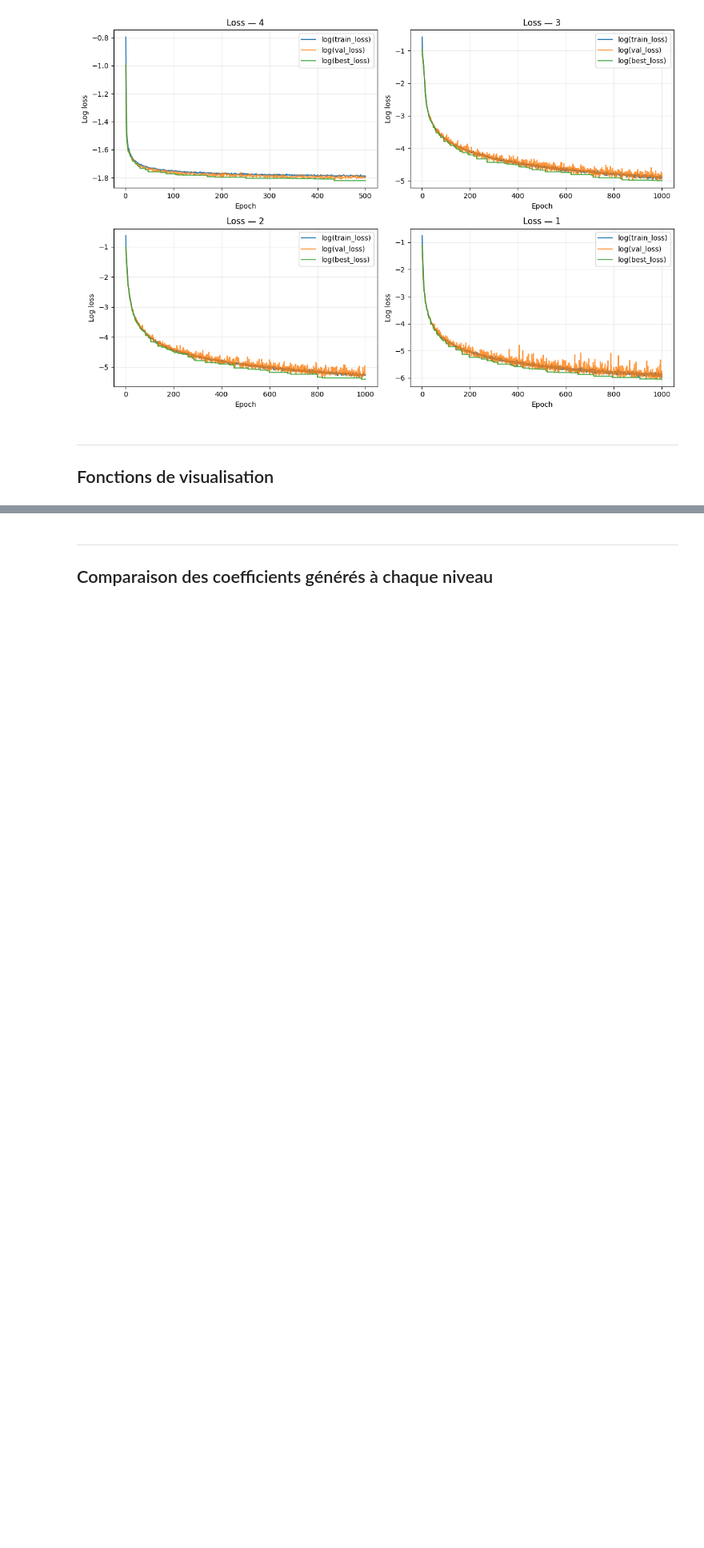
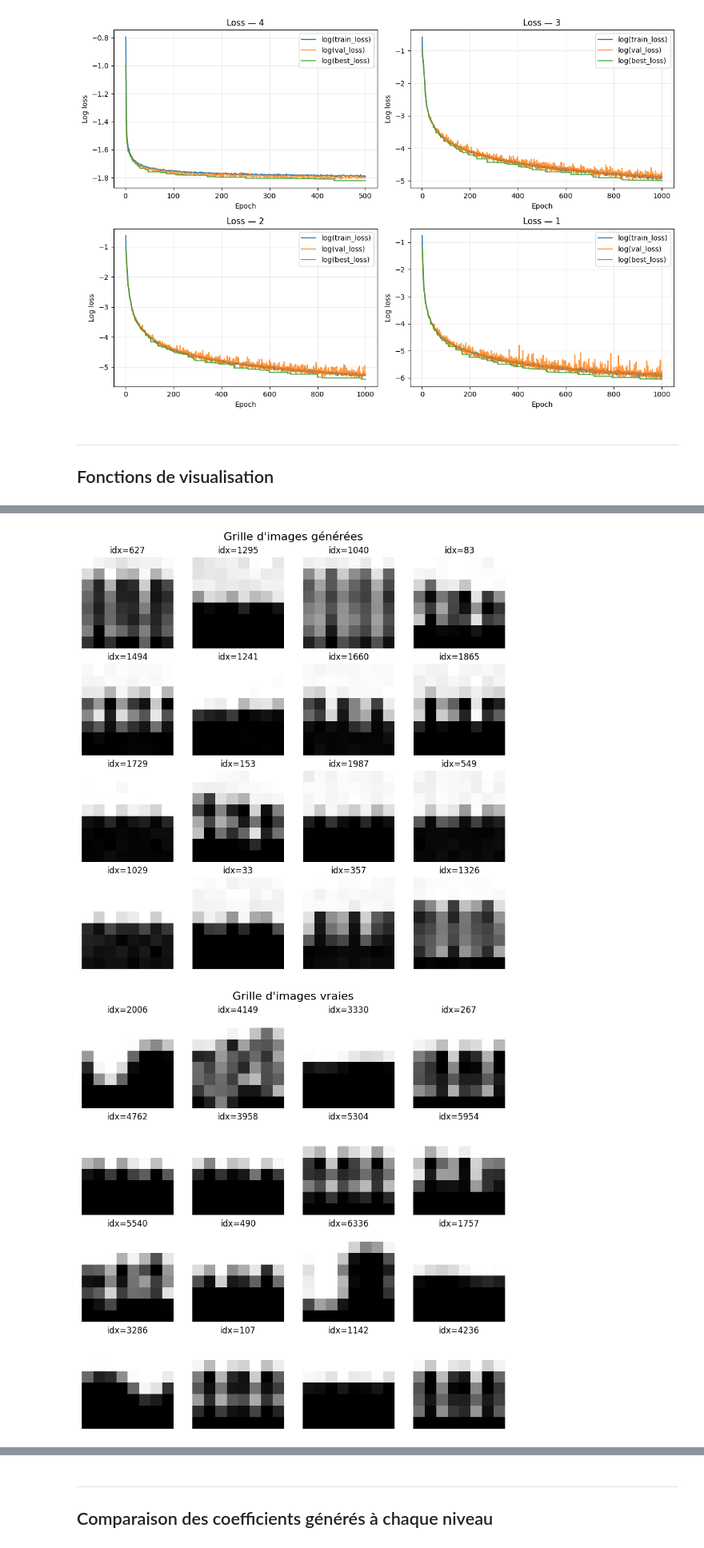
Before and after one commit to Samuel-Chapuis/Rayleigh-Taylor-Generative-Surrogate, a Jupyter notebook: analyse_reslutat/WSGM_visualisation.ipynb, the cells around one changed output, grey strips where cells are left out. Shown at 80% size. Drawn from its saved outputs; the diff is of its cells as text; code cells hidden in the pictures; blank space fills up the shorter version.

```diff
--- a/analyse_reslutat/WSGM_visualisation.ipynb
+++ b/analyse_reslutat/WSGM_visualisation.ipynb
@@ -578,0 +585,6 @@ def plot_single_channel_comparison(real_images,
+# %%
+show_grid(generated_coeffs[3][:, 0:1], n=16, cols=4, seed=SEED, title="Grille d'images générées")
+show_grid(real_coeffs[3][:, 0:1], n=16, cols=4, seed=SEED, title="Grille d'images vraies")
+# %% [output]
+[figure, added]
+[figure, added]
```
Also changed, not shown: parts of 10 cells of this notebook, 5 other files.
